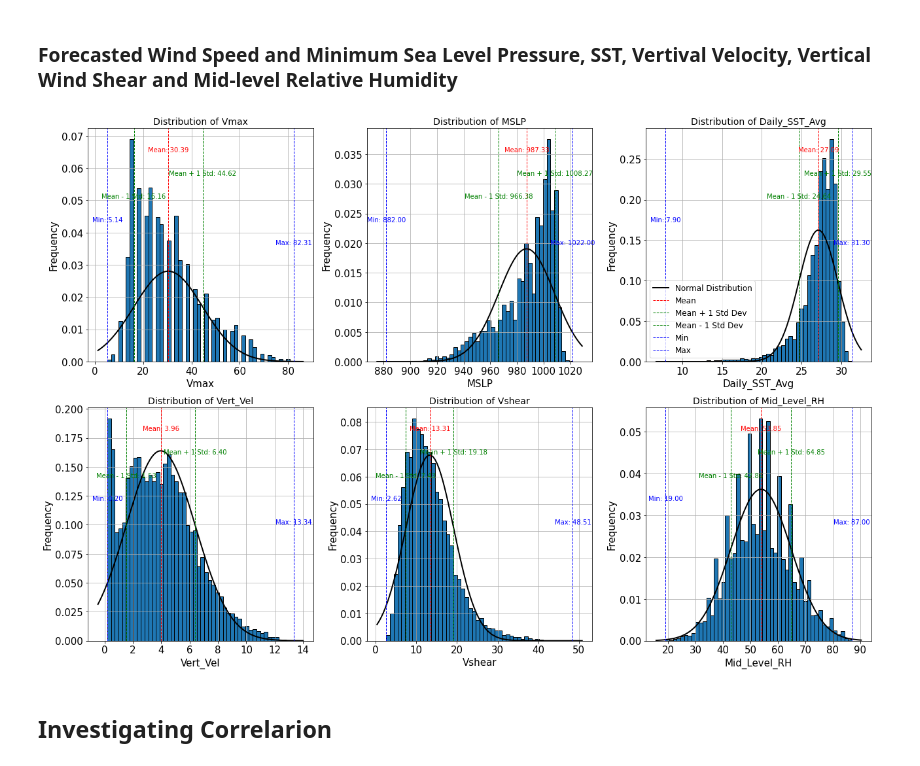
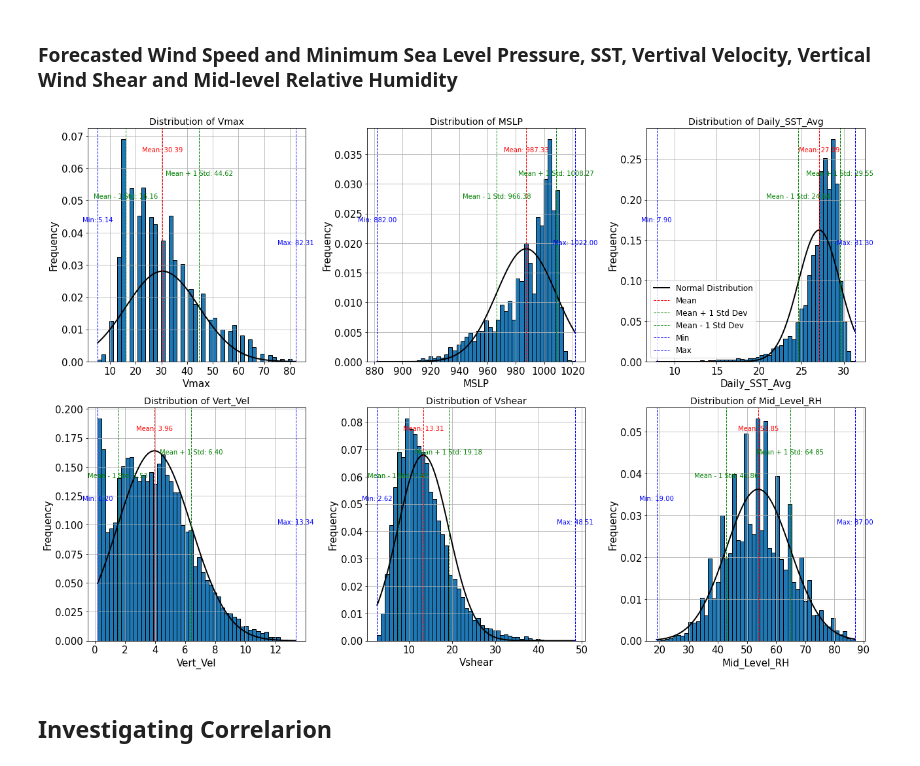
Before and after one commit to UW-MLGEO/MLGEO2024_TC_Tracks_Intensity, a Jupyter notebook: notebooks/EDA.ipynb, the cells around one changed output. Drawn from its saved outputs; the diff is of its cells as text; code cells hidden in the pictures.

```diff
--- a/notebooks/EDA.ipynb
+++ b/notebooks/EDA.ipynb
@@ -107,46 +107,65 @@ import matplotlib.pyplot as plt
 columns = ['Vmax', 'MSLP', 'Daily_SST_Avg', 'Vert_Vel', 'Vshear', 'Mid_Level_RH']
 titles = ['Distribution of Vmax', 'Distribution of MSLP', 'Distribution of Daily_SST_Avg',
           'Distribution of Vert_Vel', 'Distribution of Vshear', 'Distribution of Mid_Level_RH']
+# xmins = [xmin_vmax, xmin_mslp, xmin_sst, xmin_vert_vel, xmin_vshear, xmin_rh]
+# xmaxs = [xmax_vmax, xmax_mslp, xmax_sst, xmax_vert_vel, xmax_vshear, xmax_rh]
+# means = [mean_vmax, mean_mslp, mean_sst, mean_vert_vel, mean_vshear, mean_rh]
+# stds = [std_vmax, std_mslp, std_sst, std_vert_vel, std_vshear, std_rh]
+# Compute the required statistics
+mean_vmax, std_vmax = ai_ready_data['Vmax'].mean(), ai_ready_data['Vmax'].std()
+mean_mslp, std_mslp = ai_ready_data['MSLP'].mean(), ai_ready_data['MSLP'].std()
+mean_sst, std_sst = ai_ready_data['Daily_SST_Avg'].mean(), ai_ready_data['Daily_SST_Avg'].std()
+mean_vert_vel, std_vert_vel = ai_ready_data['Vert_Vel'].mean(), ai_ready_data['Vert_Vel'].std()
+mean_vshear, std_vshear = ai_ready_data['Vshear'].mean(), ai_ready_data['Vshear'].std()
+mean_rh, std_rh = ai_ready_data['Mid_Level_RH'].mean(), ai_ready_data['Mid_Level_RH'].std()
+
+xmin_vmax, xmax_vmax = ai_ready_data['Vmax'].min(), ai_ready_data['Vmax'].max()
+xmin_mslp, xmax_mslp = ai_ready_data['MSLP'].min(), ai_ready_data['MSLP'].max()
+xmin_sst, xmax_sst = ai_ready_data['Daily_SST_Avg'].min(), ai_ready_data['Daily_SST_Avg'].max()
+xmin_vert_vel, xmax_vert_vel = ai_ready_data['Vert_Vel'].min(), ai_ready_data['Vert_Vel'].max()
+xmin_vshear, xmax_vshear = ai_ready_data['Vshear'].min(), ai_ready_data['Vshear'].max()
+xmin_rh, xmax_rh = ai_ready_data['Mid_Level_RH'].min(), ai_ready_data['Mid_Level_RH'].max()
+fontsize = 15
+plt.figure(figsize=(18, 12))
+
+means = [mean_vmax, mean_mslp, mean_sst, mean_vert_vel, mean_vshear, mean_rh]
+stds = [std_vmax, std_mslp, std_sst, std_vert_vel, std_vshear, std_rh]
 xmins = [xmin_vmax, xmin_mslp, xmin_sst, xmin_vert_vel, xmin_vshear, xmin_rh]
 xmaxs = [xmax_vmax, xmax_mslp, xmax_sst, xmax_vert_vel, xmax_vshear, xmax_rh]
-means = [mean_vmax, mean_mslp, mean_sst, mean_vert_vel, mean_vshear, mean_rh]
-stds = [std_vmax, std_mslp, std_sst, std_vert_vel, std_vshear, std_rh]
-fontsize = 15
-plt.figure(figsize=(18, 12))
 
 for i, col in enumerate(columns):
     plt.subplot(2, 3, i + 1)
     data = ai_ready_data[col].dropna()
     data.hist(bins=50, edgecolor='black', density=True)
     mean, std = means[i], stds[i]
     xmin, xmax = xmins[i], xmaxs[i]
     x = np.linspace(xmin, xmax, 100)
     p = norm.pdf(x, mean, std)
     plt.plot(x, p, 'k', linewidth=2)
     plt.axvline(mean, color='r', linestyle='dashed', linewidth=1)
     plt.axvline(mean + std, color='g', linestyle='dashed', linewidth=1)
     plt.axvline(mean - std, color='g', linestyle='dashed', linewidth=1)
     plt.axvline(data.min(), color='b', linestyle='dashed', linewidth=1)
     plt.axvline(data.max(), color='b', linestyle='dashed', linewidth=1)
     plt.text(mean, plt.ylim()[1]*0.9, f'Mean: {mean:.2f}', color='r', ha='center')
     plt.text(mean + std, plt.ylim()[1]*0.8, f'Mean + 1 Std: {mean + std:.2f}', color='g', ha='center')
     plt.text(mean - std, plt.ylim()[1]*0.7, f'Mean - 1 Std: {mean - std:.2f}', color='g', ha='center')
     plt.text(data.min(), plt.ylim()[1]*0.6, f'Min: {data.min():.2f}', color='b', ha='center')
     plt.text(data.max(), plt.ylim()[1]*0.5, f'Max: {data.max():.2f}', color='b', ha='center')
     plt.xlabel(col, fontsize=fontsize)
     plt.ylabel('Frequency', fontsize=fontsize)
     plt.title(titles[i], fontsize=14)
     plt.xticks(fontsize=fontsize)
     plt.yticks(fontsize=fontsize)
 
-    if i == 2:  # Add legend to the first subplot as an example
+    if i == 2:  # Add legend to the third subplot as an example
         plt.legend(['Normal Distribution', 'Mean', 'Mean + 1 Std Dev', 'Mean - 1 Std Dev', 'Min', 'Max'],
                    loc='lower left', fontsize=12)
 
 plt.tight_layout()
 plt.show()
 # %% [output]
-[figure, old version]
+[figure, new version]
 # %% [markdown]
 ## Investigating Correlarion
 # %% [markdown]
```
Also changed, not shown: parts of 7 cells of this notebook, 2 other files.
